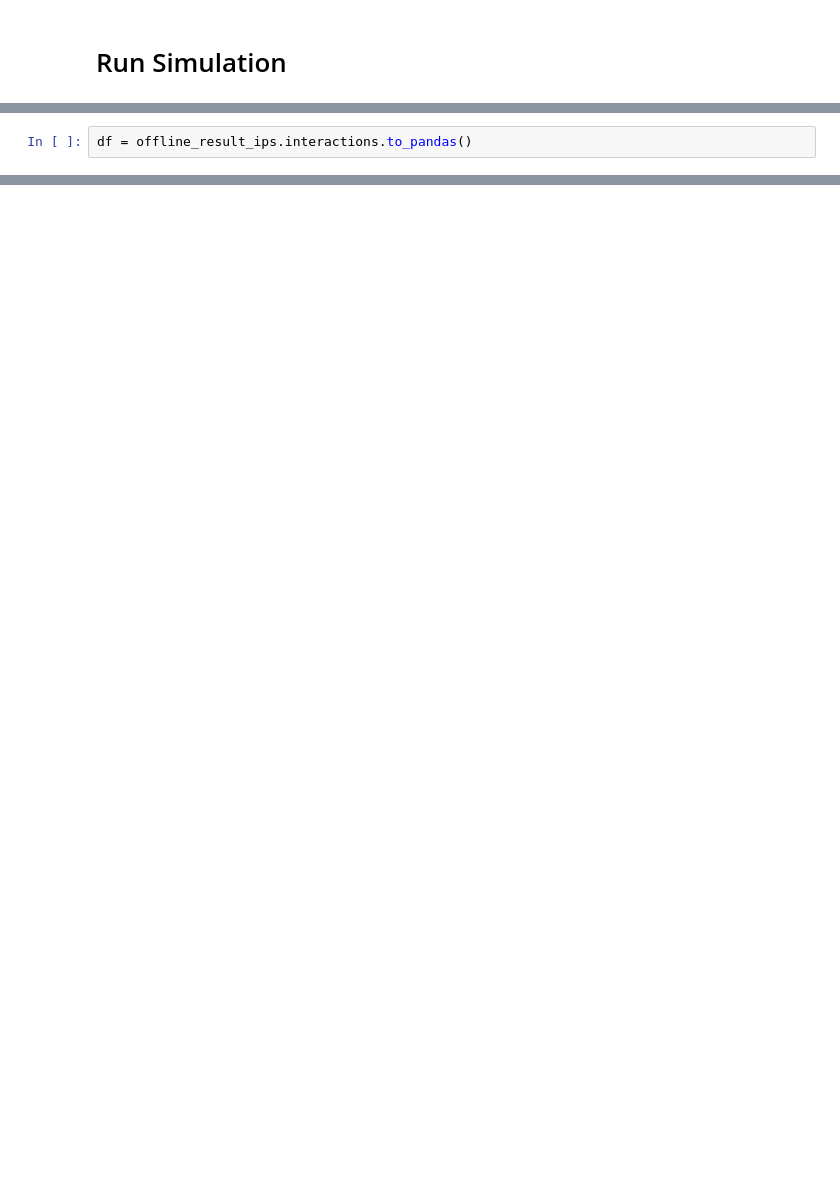
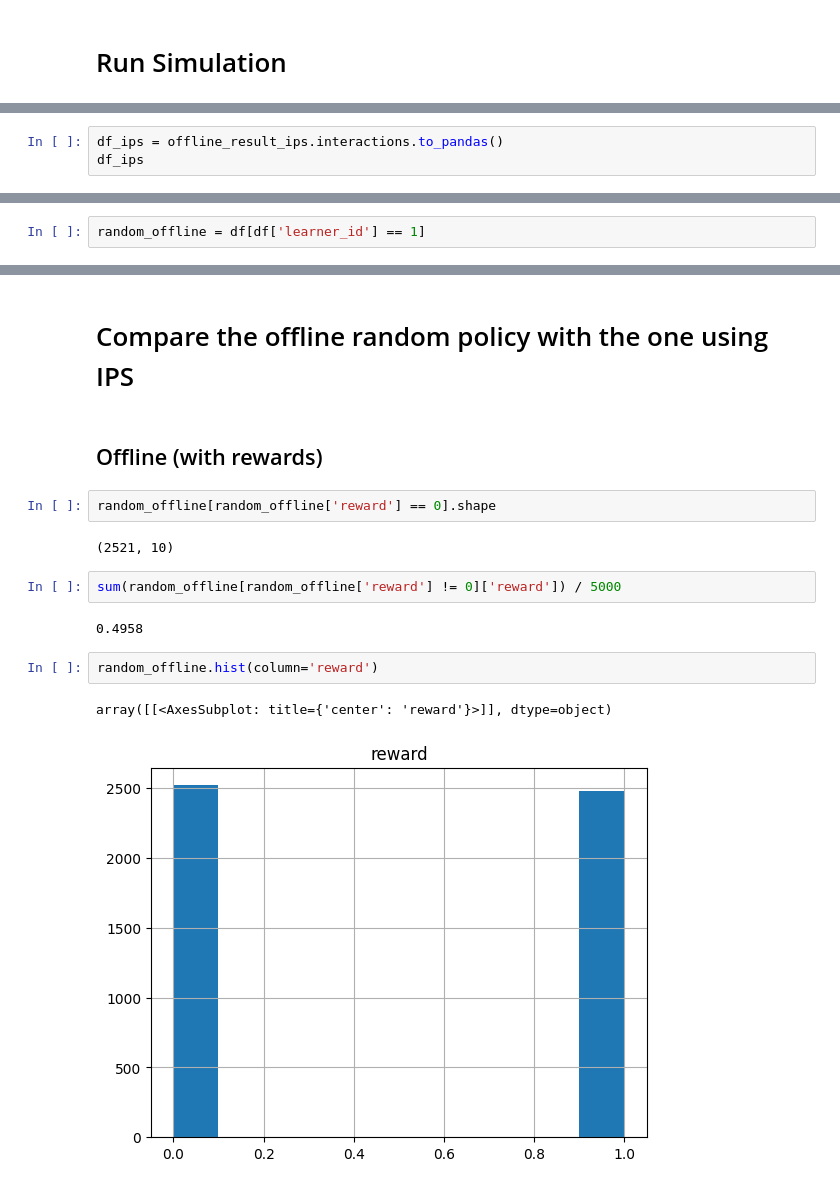
Before and after one commit to VowpalWabbit/coba, a Jupyter notebook: examples/experiments/benchmark/bandit_replay_mr_ips.ipynb, the cells around one changed output, grey strips where cells are left out. Saved outputs shown, nothing was run; the diff lists cells and outputs as text; blank space fills up the shorter version.

Commit message:
IPS reward evaluation

```diff
--- a/examples/experiments/benchmark/bandit_replay_mr_ips.ipynb
+++ b/examples/experiments/benchmark/bandit_replay_mr_ips.ipynb
@@ -104,3 +102,4 @@ offline_result.interactions.to_pandas()
 10000 rows × 10 columns
 # %%
-df = offline_result_ips.interactions.to_pandas()
+df_ips = offline_result_ips.interactions.to_pandas()
+df_ips
@@ -106,0 +120,2 @@ df = offline_result_ips.interactions.to_pandas()
+# %%
+random_offline = df[df['learner_id'] == 1]
@@ -106,0 +136,17 @@ df = offline_result_ips.interactions.to_pandas()
+# %% [markdown]
+# Compare the offline random policy with the one using IPS
+# %% [markdown]
+## Offline (with rewards)
+# %%
+random_offline[random_offline['reward'] == 0].shape
+# %% [output]
+(2521, 10)
+# %%
+sum(random_offline[random_offline['reward'] != 0]['reward']) / 5000
+# %% [output]
+0.4958
+# %%
+random_offline.hist(column='reward')
+# %% [output]
+array([[<AxesSubplot: title={'center': 'reward'}>]], dtype=object)
+[figure, added]
```
Also changed, not shown: parts of 16 cells of this notebook.
